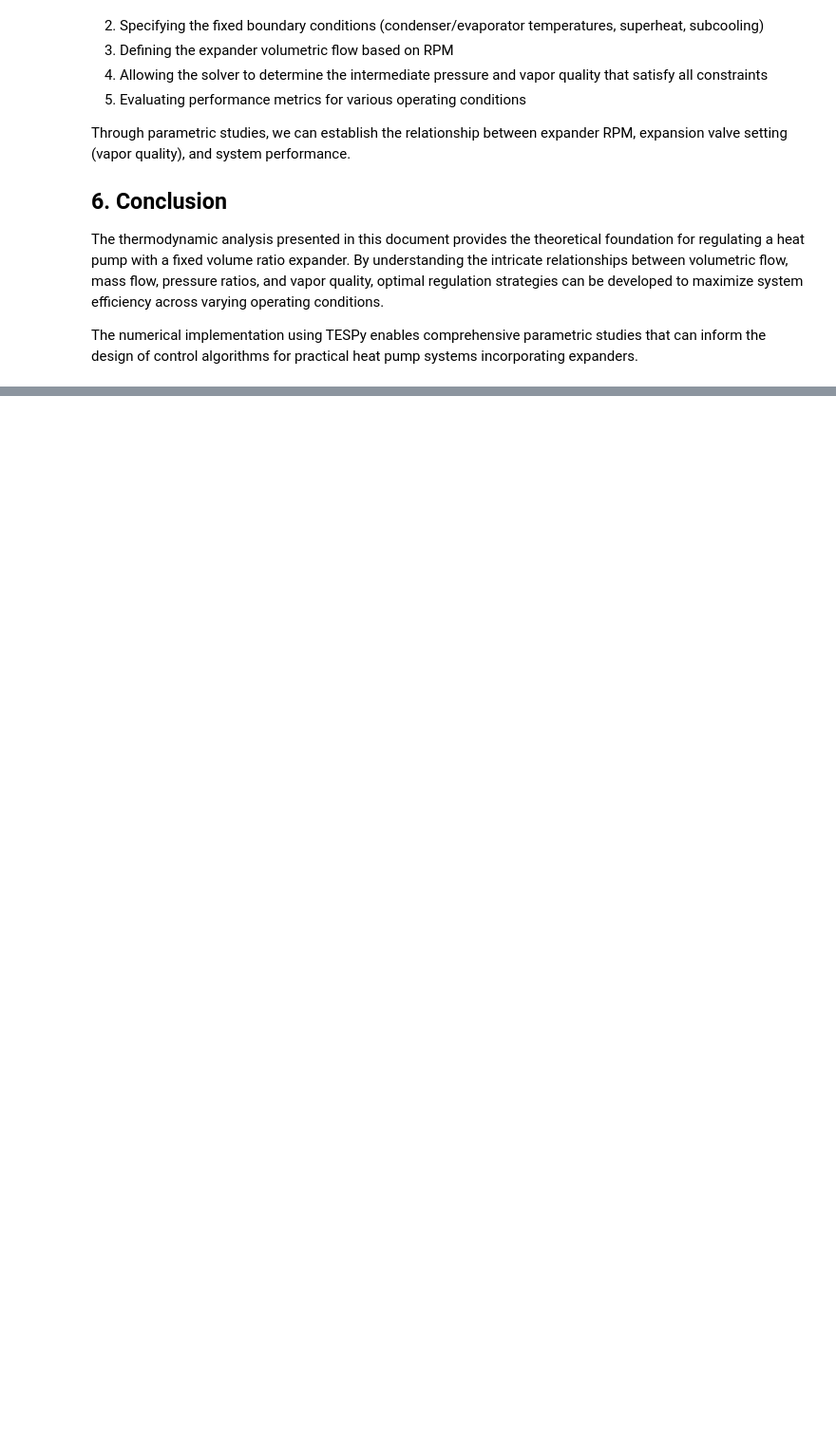
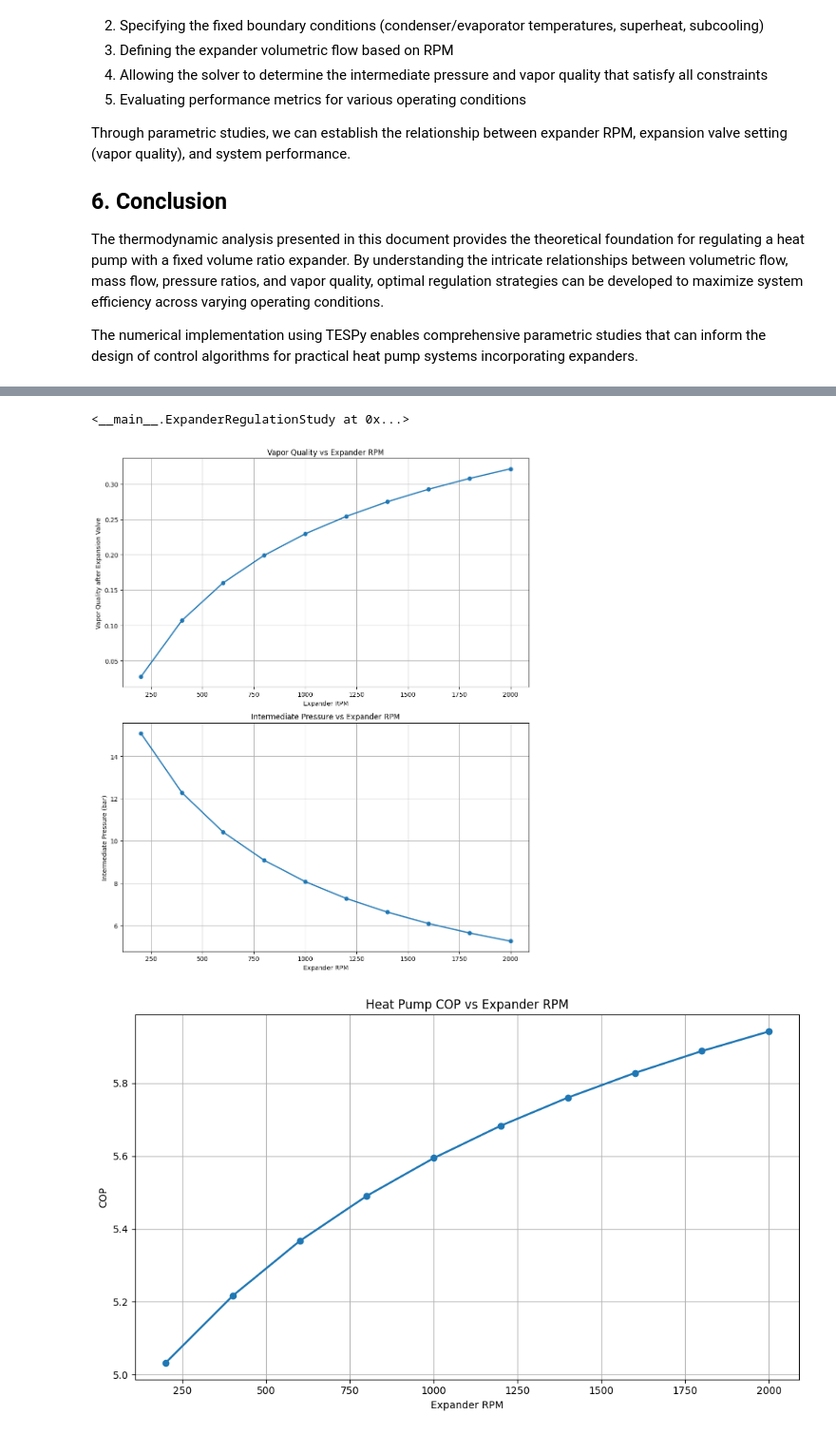
Before and after one commit to Ecalia/heatpump-calculations, a Jupyter notebook: expander_regulation.ipynb, the cells around one changed output, grey strips where cells are left out. Shown at 95% size. Saved outputs shown, nothing was run; the diff lists cells and outputs as text; code cells hidden in the pictures; blank space fills up the shorter version.

Commit message:
updated plots

```diff
--- a/expander_regulation.ipynb
+++ b/expander_regulation.ipynb
@@ -279,7 +279,7 @@ class ExpanderRegulationStudy(HeatPumpStudy):
             self.conn["expansion_valve-expander"].set_attr(v=None)
             self.conn["expander-post_expansion_valve"].set_attr(v=None)
             self.conn["expansion_valve-expander"].set_attr(x=x)
-            self.conn["expander-post_expansion_valve"].set_attr(x=x+0.1)
+            self.conn["expander-post_expansion_valve"].set_attr(x=x+0.05)
         return self
 
     def run_rpm_study(self, T_cond=50, T_evap=10, rpm_range=None):
@@ -336,9 +336,9 @@ class ExpanderRegulationStudy(HeatPumpStudy):
                 "COP": cop
             })
 
-        return pd.DataFrame(self.results)
+        return self
 
-    def plot_rpm_study_results(self, results_df, filename="output/rpm_study"):
+    def plot_rpm_study_results(self, results_df=None, filename="output/rpm_study"):
             """
             Plot the results of the RPM study
 
@@ -349,6 +349,8 @@ class ExpanderRegulationStudy(HeatPumpStudy):
             filename : str
                 Base filename for saving plots
             """
+            if results_df is None:
+                results_df = pd.DataFrame(self.results)
             # Create figure with two subplots
             fig, (ax1, ax2) = plt.subplots(2, 1, figsize=(10, 12))
 
@@ -402,13 +404,16 @@ class ExpanderRegulationStudy(HeatPumpStudy):
         if T_evap_range is None:
             T_evap_range = np.arange(-10, 21, 5)
 
-        results = []
-
+        self.results = []
+        self.rpm=rpm
         for T_cond in T_cond_range:
             for T_evap in T_evap_range:
                 if T_cond <= T_evap + 20:  # Skip invalid temperature combinations
                     continue
 
+                # initialize with easy boundary conditions
+                self.set_boundary_conditions(T_cond, T_evap, x=0.01)
+                self.solve()
                 # Set up the model with current temperatures
                 self.set_boundary_conditions(T_cond, T_evap, rpm)
 
@@ -432,7 +437,7 @@ class ExpanderRegulationStudy(HeatPumpStudy):
                     cop = self.calculate_cop()
 
                     # Store results
-                    results.append({
+                    self.results.append({
                         "T_cond": T_cond,
                         "T_evap": T_evap,
                         "Vapor_Quality": x_valve_out,
@@ -440,13 +445,17 @@ class ExpanderRegulationStudy(HeatPumpStudy):
                         "Mass_Flow_kg_per_s": mass_flow,
                         "COP": cop
                     })
-                except:
-                    print(f"Failed to solve for T_cond={T_cond}, T_evap={T_evap}")
+                except Exception as e:
+                    # get the error cause
+                    # print the error message
+                    print(f"Failed to solve for T_cond={T_cond}, T_evap={T_evap} due to {str(e)}")
 
-        return pd.DataFrame(results)
+        return self
 
-    def plot_temp_study_vapor_quality(self, results_df, filename="output/temp_study_vapor_quality"):
+    def plot_temp_study_vapor_quality(self, results_df=None, filename="output/temp_study_vapor_quality"):
         """Plot vapor quality results from temperature study as a heatmap"""
+        if results_df is None:
+            results_df = pd.DataFrame(self.results)
         # Pivot the DataFrame for heatmap
         pivot_df = results_df.pivot(index="T_cond", columns="T_evap", values="Vapor_Quality")
 
@@ -475,7 +484,17 @@ class ExpanderRegulationStudy(HeatPumpStudy):
         plt.ylabel("Condenser Temperature (°C)")
         plt.title("Expansion Valve Vapor Quality vs Operating Temperatures")
         plt.tight_layout()
-        plt.savefig(f"{filename}.svg")
+        plt.savefig(f"{filename}-rpm_{self.rpm}-vol_{self.displacement_volume}.svg")
+        # now let's create a new figure for the vapor quality as a function of the elevation temperature (delta T). make a dot diagram
+        plt.figure(figsize=(12, 8))
+        plt.plot(results_df["T_cond"]-results_df["T_evap"], results_df["Vapor_Quality"], 'x', linewidth=0)
+        plt.xlabel("Temperature Elevation (°K)")
+        plt.ylabel("Vapor Quality after Expansion Valve")
+        plt.title("Vapor Quality vs Temperature Elevation")
+        plt.grid(True)
+        plt.tight_layout()
+        plt.savefig(f"{filename}-rpm_{self.rpm}-vol_{self.displacement_volume}-dT_X.svg")
+        plt.show()
 # %%
 study = ExpanderRegulationStudy(
     ).set_boundary_conditions(x=0.15
@@ -519,0 +515,4 @@ the volume ratio between before and after the expander is :2.1644507766021173
+# %%
+study.run_rpm_study()
+study.plot_rpm_study_results()
+# %% [output]
@@ -519,0 +537,3 @@ the volume ratio between before and after the expander is :2.1644507766021173
+<__main__.ExpanderRegulationStudy at 0x...>
+[figure, added]
+[figure, added]
```
Also changed, not shown: parts of 8 cells of this notebook, 15 other files.
